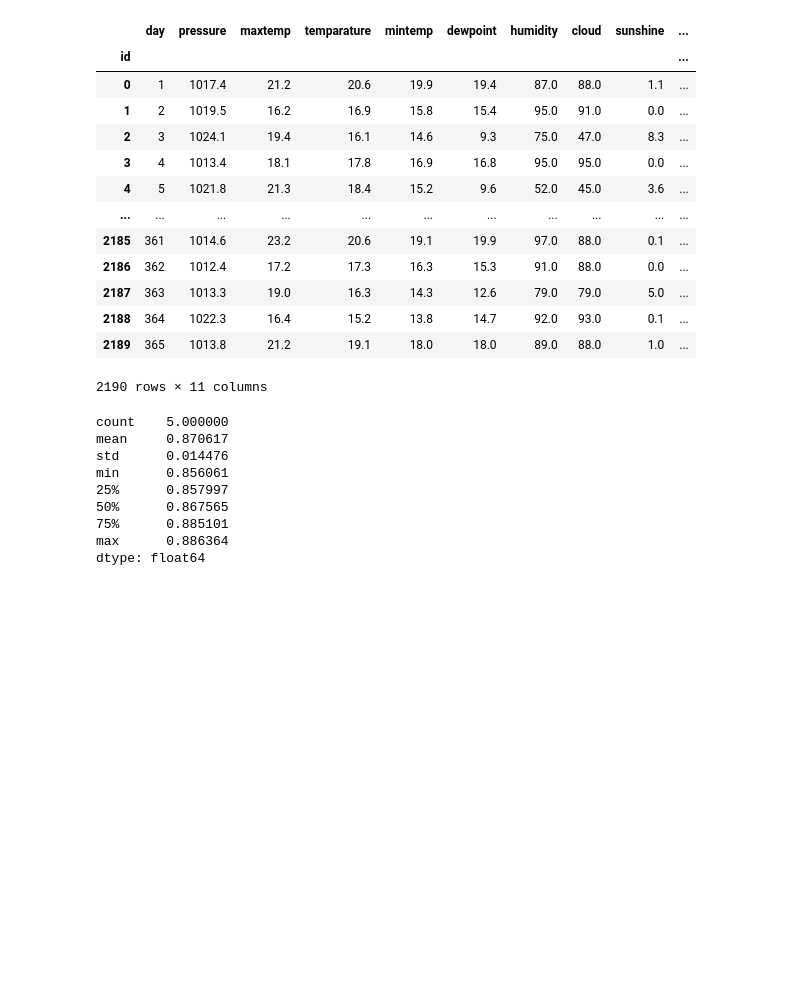
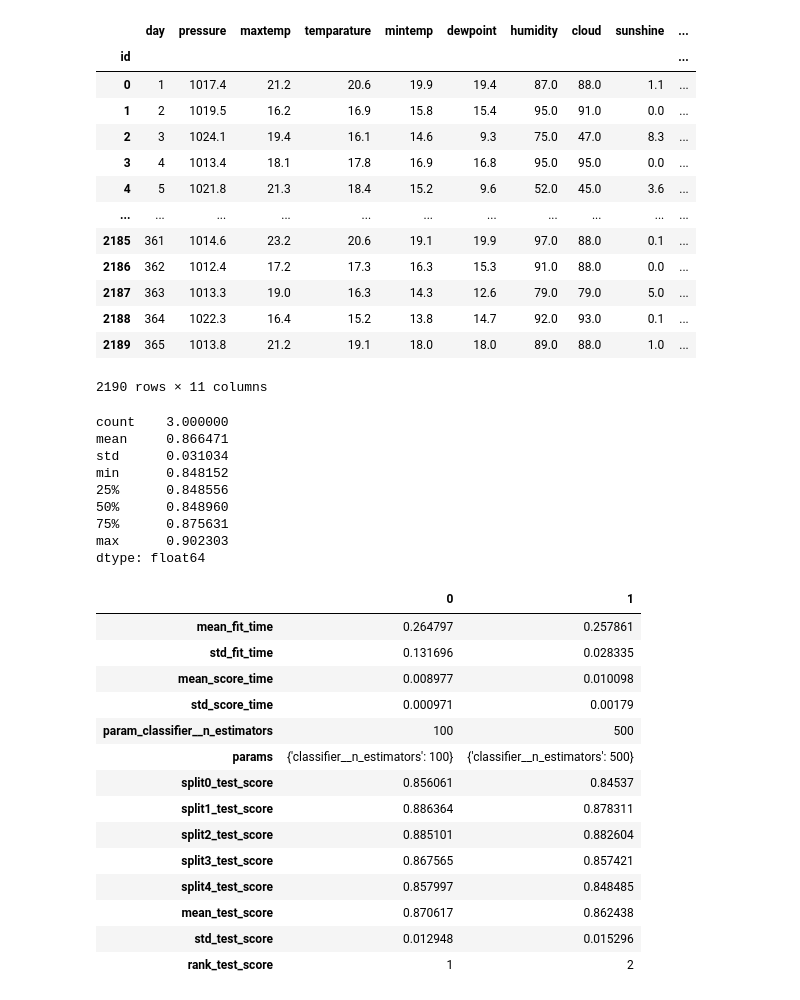
Before and after one commit to mihofer/kaggle_projects, a Jupyter notebook: binary_rainfall_prediction/train.ipynb, the cells around one changed output. Cells and saved outputs as stored; diff of their text form; code cells hidden in the pictures; blank space fills up the shorter version.

```diff
--- a/binary_rainfall_prediction/train.ipynb
+++ b/binary_rainfall_prediction/train.ipynb
@@ -118,7 +118,7 @@ cv_results = cross_validate(
     pipe,
     train,
     target,
-    cv=StratifiedKFold(n_splits=5),
+    cv=StratifiedKFold(n_splits=3),
     scoring="roc_auc",
     n_jobs=2
 )
@@ -128,14 +128,14 @@ errors_tree_regressor = pd.Series(
 )
 errors_tree_regressor.describe()
 # %% [output]
-count    5.000000
-mean     0.870617
-std      0.014476
-min      0.856061
-25%      0.857997
-50%      0.867565
-75%      0.885101
-max      0.886364
+count    3.000000
+mean     0.866471
+std      0.031034
+min      0.848152
+25%      0.848556
+50%      0.848960
+75%      0.875631
+max      0.902303
 dtype: float64
 # %%
 
@@ -158,6 +159,24 @@ search_results = cv_search.fit(
     train,
     target
 )
+# %%
+pd.DataFrame(cv_search.cv_results_).T
+# %% [output]
+|  | 0 | 1 |
+| mean_fit_time | 0.264797 | 0.257861 |
+| std_fit_time | 0.131696 | 0.028335 |
+| mean_score_time | 0.008977 | 0.010098 |
+| std_score_time | 0.000971 | 0.00179 |
+| param_classifier__n_estimators | 100 | 500 |
+| params | {'classifier__n_estimators': 100} | {'classifier__n_estimators': 500} |
+| split0_test_score | 0.856061 | 0.84537 |
+| split1_test_score | 0.886364 | 0.878311 |
+| split2_test_score | 0.885101 | 0.882604 |
+| split3_test_score | 0.867565 | 0.857421 |
+| split4_test_score | 0.857997 | 0.848485 |
+| mean_test_score | 0.870617 | 0.862438 |
+| std_test_score | 0.012948 | 0.015296 |
+| rank_test_score | 1 | 2 |
 # %%
 cv_search.best_score_
 # %% [output]
```
Also changed, not shown: parts of 4 cells of this notebook.
